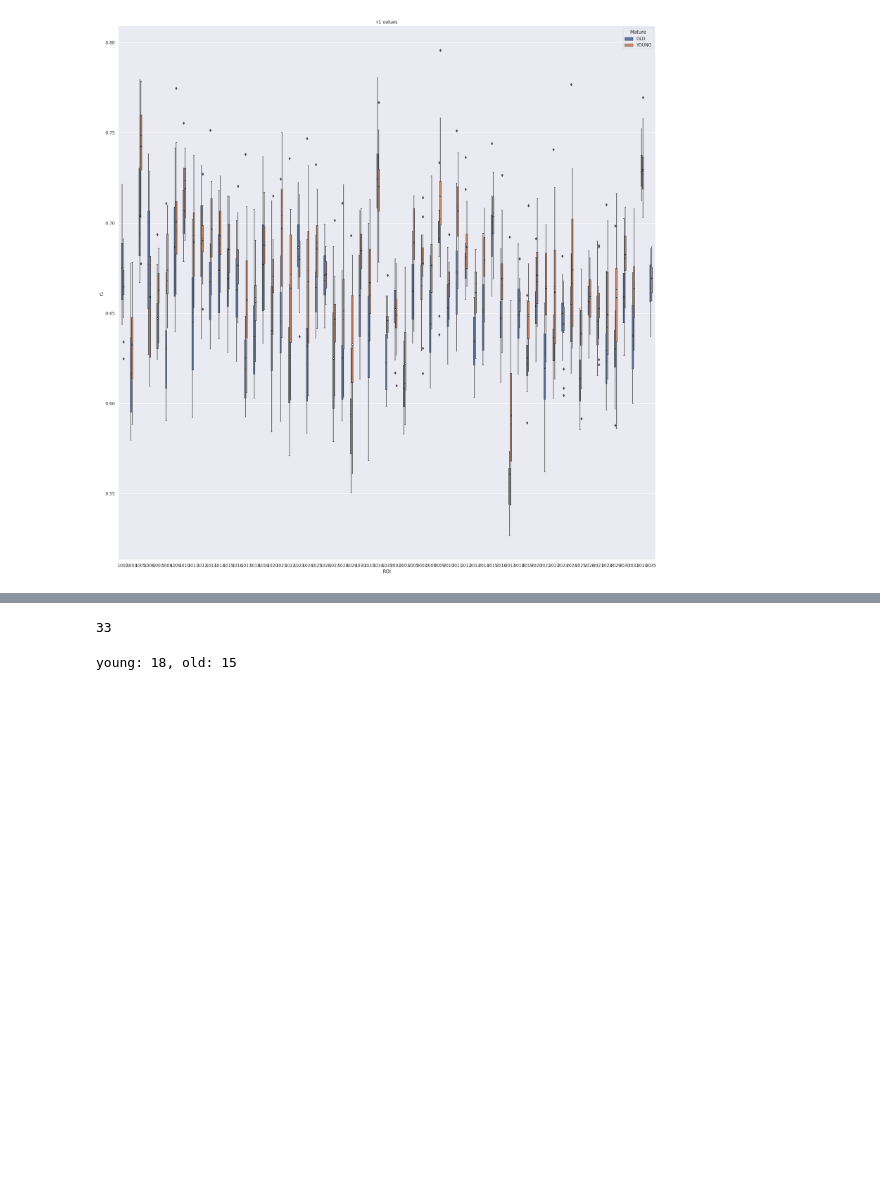
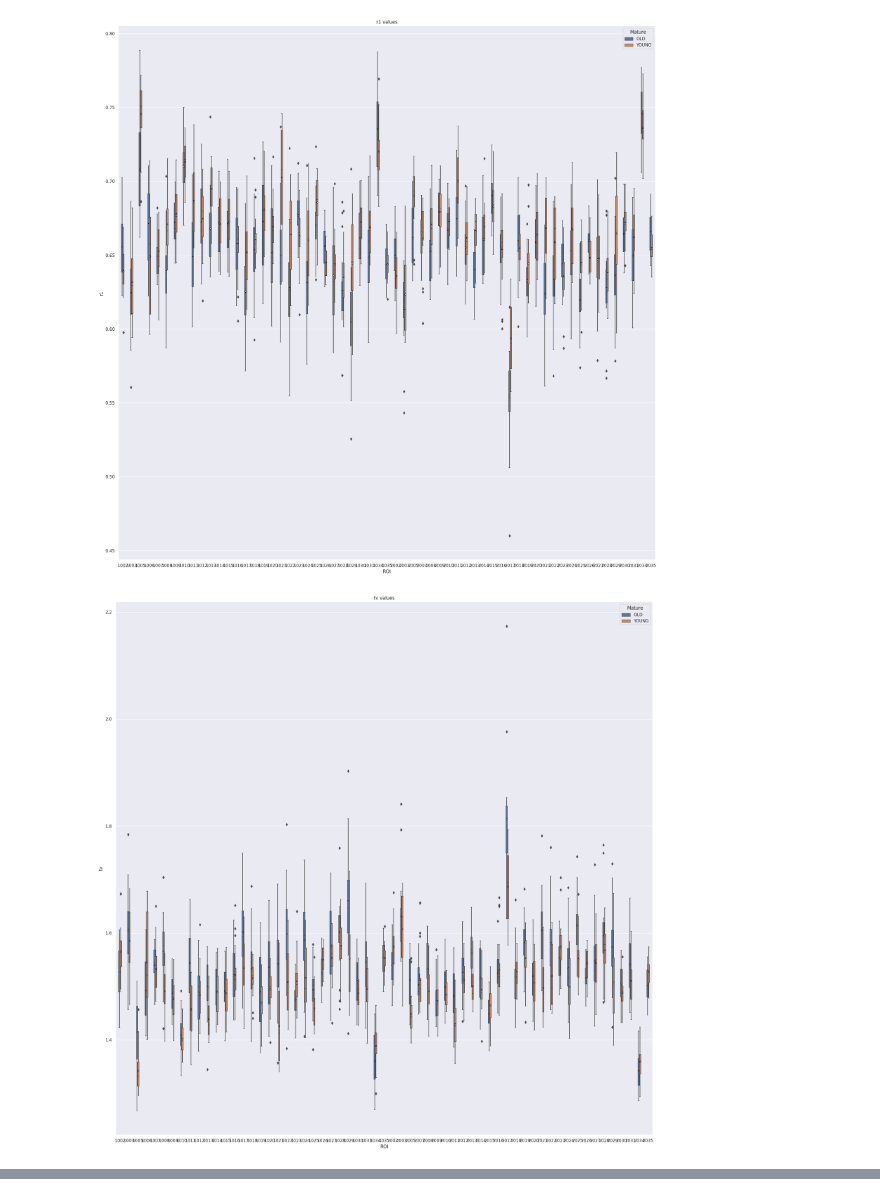
Before and after one commit to NivAm12/qMRI_Analyzer, a Jupyter notebook: main.ipynb, the cells around one changed output, grey strips where cells are left out. Drawn from its saved outputs; the diff is of its cells as text; code cells hidden in the pictures; blank space fills up the shorter version.

```diff
--- a/main.ipynb
+++ b/main.ipynb
@@ -21,8 +21,10 @@ chosen_data = StatisticsWrapper.chose_relevant_data(analyzed_data, chosen_rois_d
 group_a_name, group_b_name, col_divider, threshold = constants.YOUNG, constants.OLD, 'Age', constants.AGE_THRESHOLD
 young_subjects, old_subjects = StatisticsWrapper.seperate_data_to_two_groups(chosen_data, col_divider, threshold)
 # %%
+plt.close()
 StatisticsWrapper.plot_data_per_param_per_roi_next_to_each_other(young_subjects, old_subjects,
-                                                                    ['r1'],
+                                                                    params_to_work_with,
                                                                     group_a_name, group_b_name)
 # %% [output]
-[figure, old version]
+[figure, new version]
+[figure, added]
@@ -29,21 +32,0 @@ StatisticsWrapper.plot_data_per_param_per_roi_next_to_each_other(young_subjects,
-# %%
-low_e = 0.03
-hi_e = 0.06
-
-q_low = chosen_data["r1"].quantile(0.01) - low_e
-q_hi  = chosen_data["r1"].quantile(0.99) + hi_e
-
-chosen_data_filterd = chosen_data[(chosen_data["r1"] > q_low) & (chosen_data["r1"] < q_hi)]
-
-subjects_values_count = chosen_data_filterd['subjects'].value_counts()
-mask = chosen_data_filterd['subjects'].map(subjects_values_count) == len(chosen_rois_dict.keys())
-chosen_data_filterd = chosen_data_filterd[mask]
-
-chosen_data_filterd.subjects.nunique()
-# %% [output]
-33
-# %%
-young_subjects, old_subjects = StatisticsWrapper.seperate_data_to_two_groups(chosen_data_filterd, col_divider, threshold)
-print(f'young: {young_subjects.subjects.nunique()}, old: {old_subjects.subjects.nunique()}')
-# %% [output]
-young: 18, old: 15
```
Also changed, not shown: parts of 27 cells of this notebook, 3 other files.
